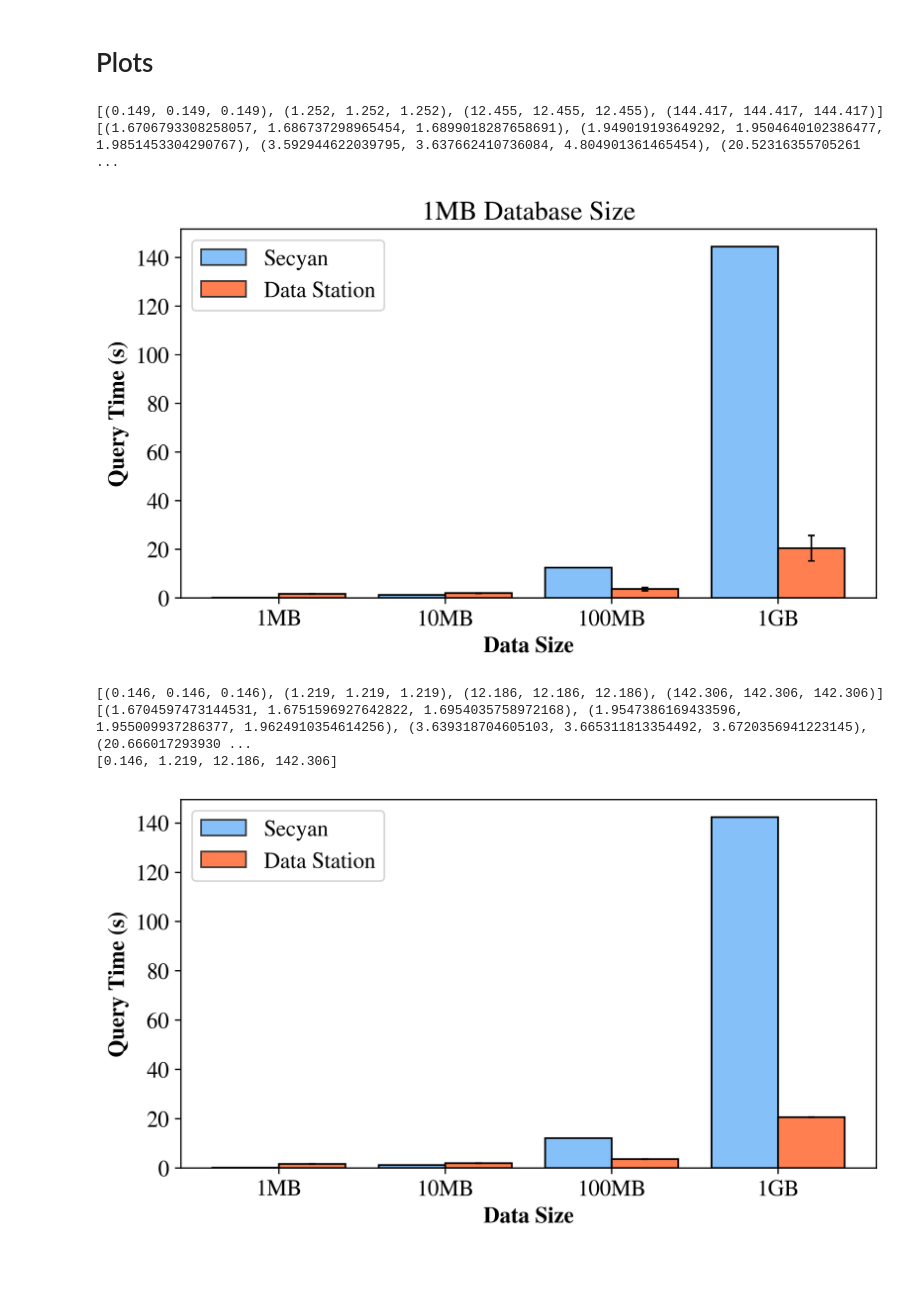
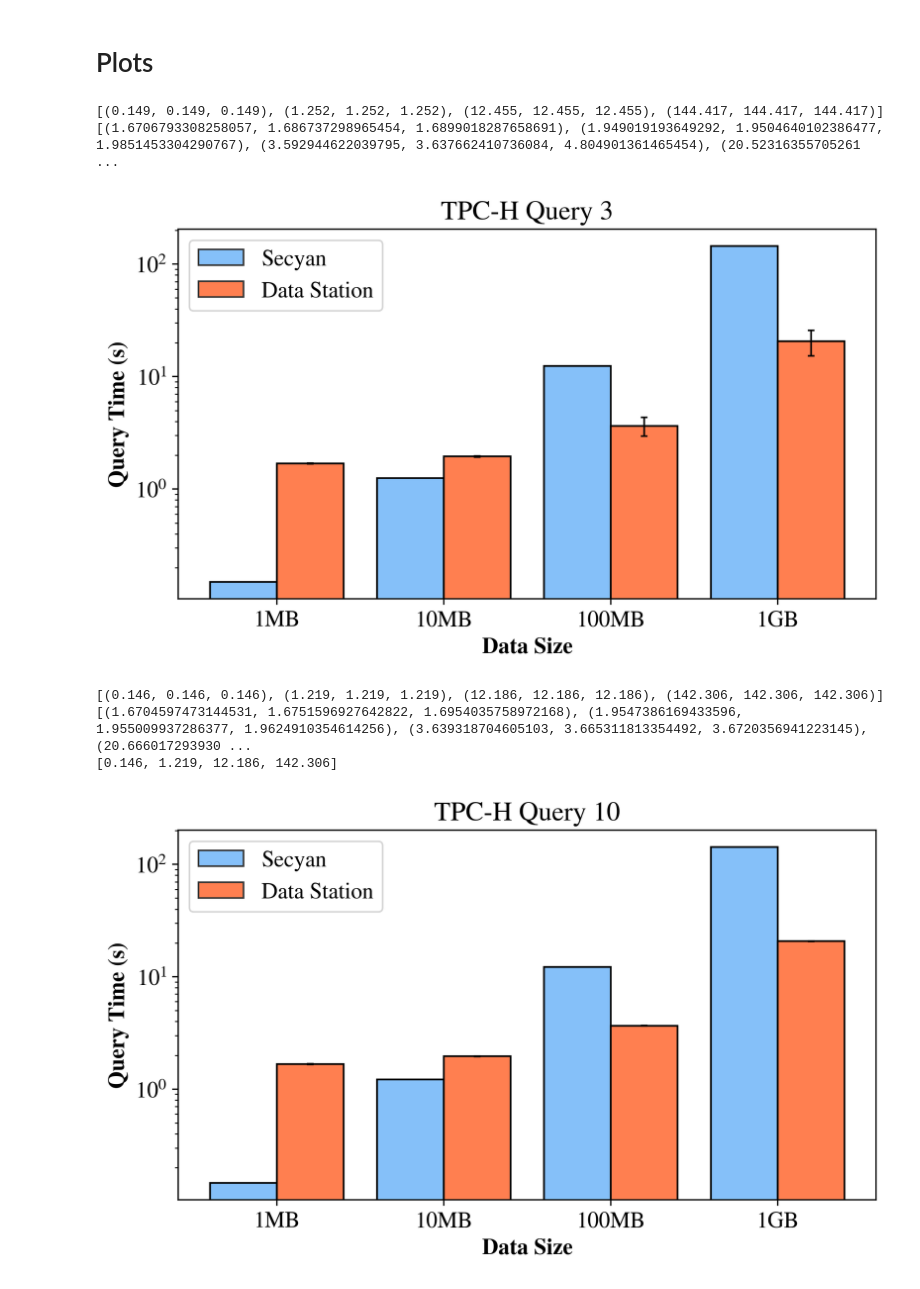
Before and after one commit to TheDataStation/datastation-escrow, a Jupyter notebook: data_comparisons/secyan/secyan_data_parsing.ipynb, the cells around one changed output. Cells and saved outputs as stored; diff of their text form; code cells hidden in the pictures.

Commit message:
rename and add plt title

```diff
--- a/data_comparisons/secyan/secyan_data_parsing.ipynb
+++ b/data_comparisons/secyan/secyan_data_parsing.ipynb
@@ -193,21 +193,22 @@ plt.bar(x=X_axis+width/2,width=width,height=medians_right,yerr=stdev_right,
         error_kw={"elinewidth":1,"capsize":2,"capthick":1},
         color='none'
         )
+plt.yscale("log")
 
 plt.xlabel("Data Size", fontweight="bold")
 plt.ylabel("Query Time (s)", fontweight="bold")
-plt.title("1MB Database Size")
+plt.title("TPC-H Query 3")
 plt.legend()
 
 plt.xticks(X_axis, [col.name for col in data_right])
 
-plt.savefig("q1.pdf", bbox_inches='tight')
+plt.savefig("q3.pdf", bbox_inches='tight')
 
 plt.show()
 # %% [output]
 [(0.149, 0.149, 0.149), (1.252, 1.252, 1.252), (12.455, 12.455, 12.455), (144.417, 144.417, 144.417)]
 [(1.6706793308258057, 1.686737298965454, 1.6899018287658691), (1.949019193649292, 1.9504640102386477, 1.9851453304290767), (3.592944622039795, 3.637662410736084, 4.804901361465454), (20.52316355705261 ...
-[figure, old version]
+[figure, new version]
 # %%
 data_left = secyan_dict[10]
 data_left_mmm = [raw_mmm(col) for col in data_left]
@@ -261,36 +262,37 @@ plt.bar(x=X_axis-width/2,width=width,height=medians_left,yerr=stdev_left,
 plt.bar(x=X_axis+width/2,width=width,height=medians_right,label="Data Station",
 #         # edgecolor=colors_right[i],
 #         # edgecolor=[.2,.2,.2],
 #         # alpha=0.8,
 #         # label=labels_left[i],
 #         # color='none',
 #         # color=colors_right[i],
         edgecolor=[0.2,0.2,0.2],
 #         # hatch="...",
         color='coral'
         )
 
 plt.bar(x=X_axis+width/2,width=width,height=medians_right,yerr=stdev_right,
         edgecolor='black',
         error_kw={"elinewidth":1,"capsize":2,"capthick":1},
         color='none'
         )
+plt.yscale("log")
 
 plt.xlabel("Data Size", fontweight="bold")
 plt.ylabel("Query Time (s)", fontweight="bold")
-# plt.title("100GB Database Size")
+plt.title("TPC-H Query 10")
 plt.legend()
 
 plt.xticks(X_axis, [col.name for col in data_right])
 
-plt.savefig("q2.pdf", bbox_inches='tight')
+plt.savefig("q10.pdf", bbox_inches='tight')
 
 plt.show()
 # %% [output]
 [(0.146, 0.146, 0.146), (1.219, 1.219, 1.219), (12.186, 12.186, 12.186), (142.306, 142.306, 142.306)]
 [(1.6704597473144531, 1.6751596927642822, 1.6954035758972168), (1.9547386169433596, 1.955009937286377, 1.9624910354614256), (3.639318704605103, 3.665311813354492, 3.6720356941223145), (20.666017293930 ...
 [0.146, 1.219, 12.186, 142.306]
-[figure, old version]
+[figure, new version]
 # %%
 data_left = secyan_dict[18]
 data_left_mmm = [raw_mmm(col) for col in data_left]
```
Also changed, not shown: parts of 3 cells of this notebook, 9 other files.
